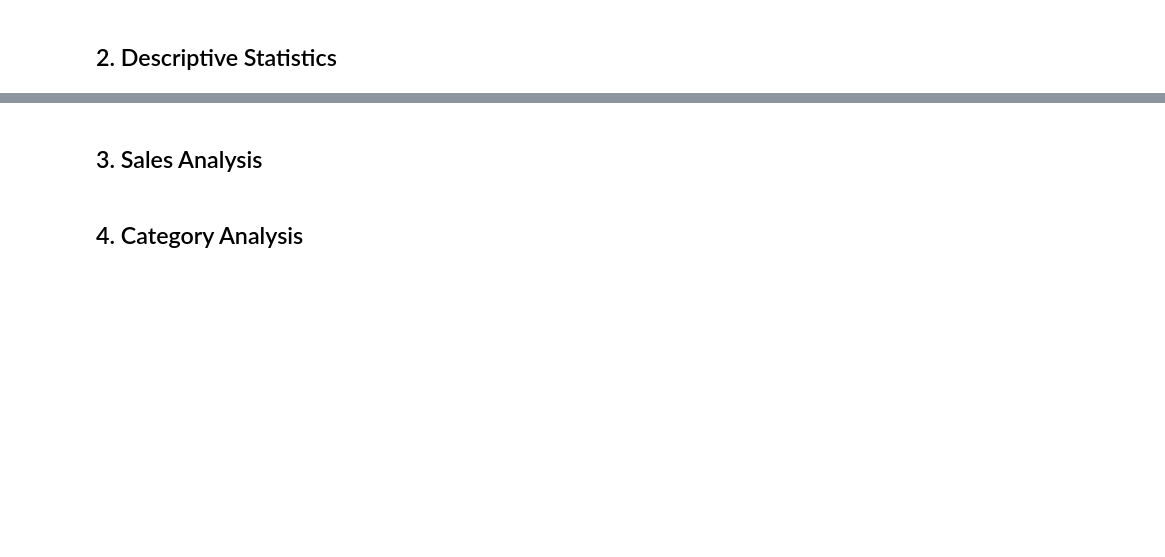
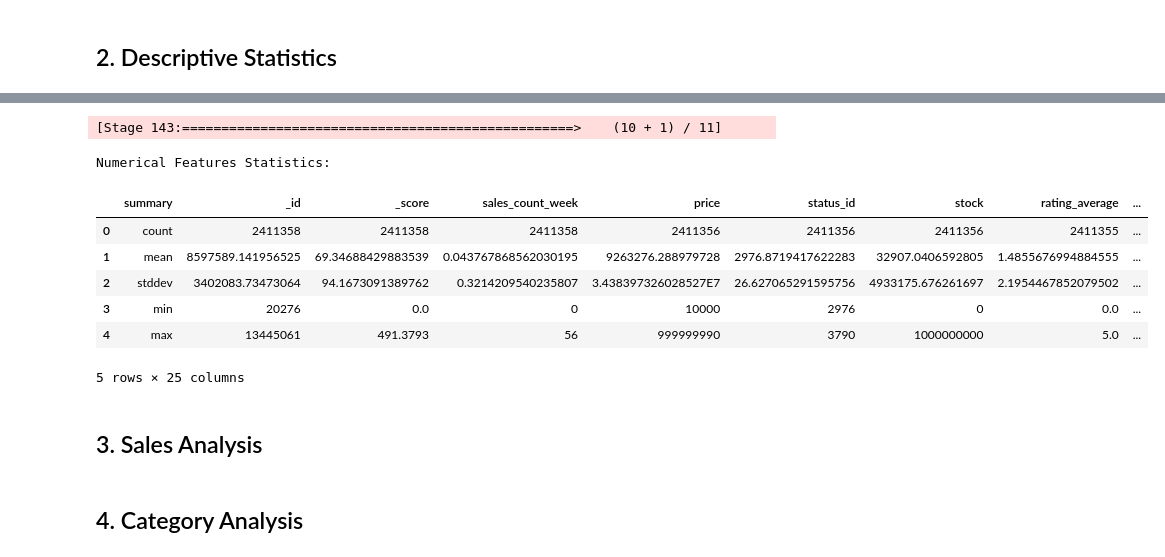
Before and after one commit to mou-code/big-data, a Jupyter notebook: notebooks/eda.ipynb, the cells around one changed output, grey strips where cells are left out. Cells and saved outputs as stored; diff of their text form; code cells hidden in the pictures; blank space fills up the shorter version.

```diff
--- a/notebooks/eda.ipynb
+++ b/notebooks/eda.ipynb
@@ -35,7 +67,7 @@ spark = SparkSession.builder \
     .getOrCreate()
 
 # Load the dataset
-df = spark.read.csv('../data/raw/sales_data.csv', header=True, inferSchema=True)
+df = spark.read.csv('../data/raw/BaSalam.products.csv', header=True, inferSchema=True)
 
 # Display basic information
 print("Dataset Overview:")
@@ -61,2 +307,27 @@ print(missing_stats[missing_stats['Missing Percentage'] > 0])
 # %% [markdown]
 ## 2. Descriptive Statistics
+# %%
+from pyspark.sql import functions as F
+from pyspark.sql.types import NumericType, StringType, BooleanType, IntegerType
+
+# Assuming `df` is your DataFrame
+df_schema = df.dtypes
+
+# Lists to hold the column names
+numerical_columns = []
+categorical_columns = []
+binary_columns = []
+
+# Loop through the schema and classify the columns
+for column, dtype in df_schema:
+    if isinstance(df.schema[column].dataType, NumericType):
+        numerical_columns.append(column)
+    elif isinstance(df.schema[column].dataType, StringType):
+        categorical_columns.append(column)
+    elif isinstance(df.schema[column].dataType, BooleanType):
+        binary_columns.append(column)
+
+# Show the results
+print("Numerical Columns:", numerical_columns)
+print("Categorical Columns:", categorical_columns)
+print("Binary Columns:", binary_columns)
@@ -63,22 +338,32 @@ print(missing_stats[missing_stats['Missing Percentage'] > 0])
 # %%
 # Calculate descriptive statistics for numerical features
-numeric_stats = df.select(NUMERICAL_FEATURES).describe().toPandas()
+numeric_stats = df.select(numerical_columns).describe().toPandas()
 print("Numerical Features Statistics:")
 display(numeric_stats)
 
 # Display distribution plots for numerical features
-numerical_data = df.select(NUMERICAL_FEATURES).toPandas()
+numerical_data = df.select(numerical_columns).toPandas()
 
 fig, axes = plt.subplots(3, 3, figsize=(15, 15))
 axes = axes.ravel()
 
-for idx, col in enumerate(NUMERICAL_FEATURES):
+for idx, col in enumerate(numerical_columns):
     if idx < len(axes):
         sns.histplot(data=numerical_data, x=col, ax=axes[idx])
         axes[idx].set_title(f'Distribution of {col}')
 
 plt.tight_layout()
 plt.show()
+# %% [output]
+[Stage 143:==================================================>    (10 + 1) / 11]
+Numerical Features Statistics:
+|  | summary | _id | _score | sales_count_week | price | status_id | stock | rating_average | ... |
+| 0 | count | 2411358 | 2411358 | 2411358 | 2411356 | 2411356 | 2411356 | 2411355 | ... |
+| 1 | mean | 8597589.141956525 | 69.34688429883539 | 0.043767868562030195 | 9263276.288979728 | 2976.8719417622283 | 32907.0406592805 | 1.4855676994884555 | ... |
+| 2 | stddev | 3402083.73473064 | 94.1673091389762 | 0.3214209540235807 | 3.438397326028527E7 | 26.627065291595756 | 4933175.676261697 | 2.1954467852079502 | ... |
+| 3 | min | 20276 | 0.0 | 0 | 10000 | 2976 | 0 | 0.0 | ... |
+| 4 | max | 13445061 | 491.3793 | 56 | 999999990 | 3790 | 1000000000 | 5.0 | ... |
+5 rows × 25 columns
 # %% [markdown]
 ## 3. Sales Analysis
 # %%
```
Also changed, not shown: parts of 10 cells of this notebook.
